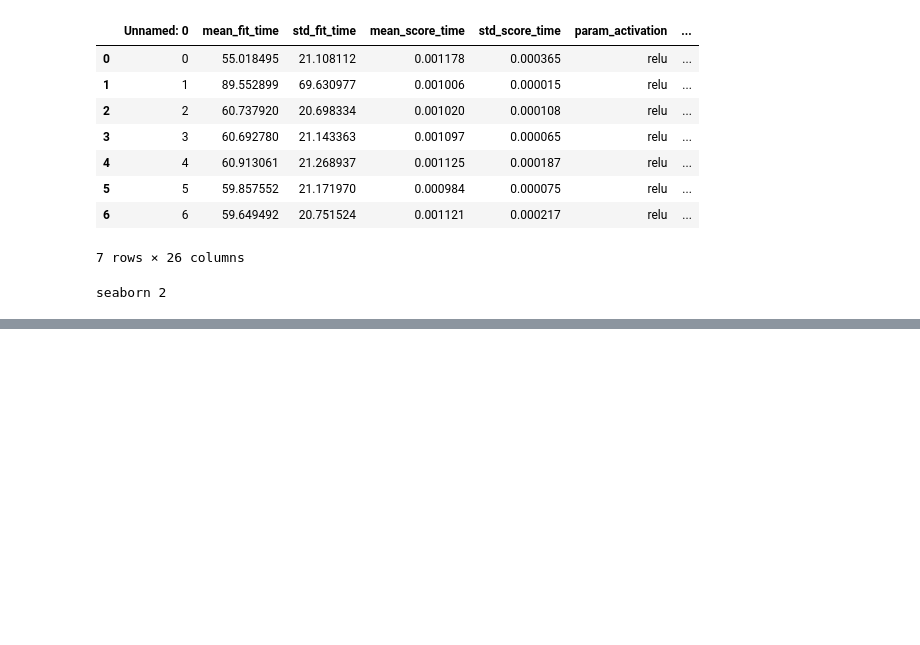
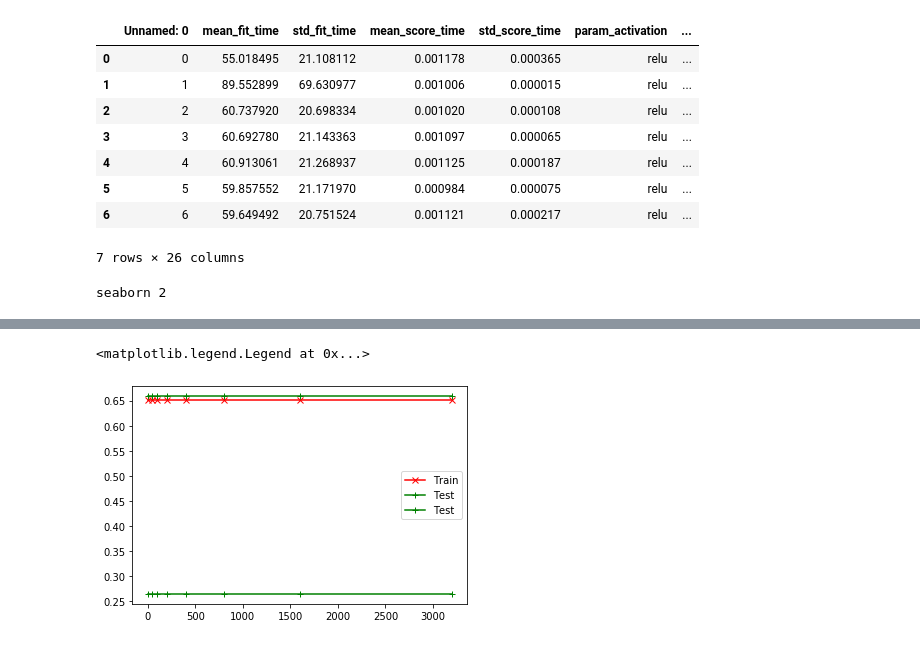
Before and after one commit to sbassam/cs-7641-projects, a Jupyter notebook: assignment-2/nn.ipynb, the cells around one changed output, grey strips where cells are left out. Cells and saved outputs as stored; diff of their text form; code cells hidden in the pictures; blank space fills up the shorter version.

```diff
--- a/assignment-2/nn.ipynb
+++ b/assignment-2/nn.ipynb
@@ -423,0 +450,5 @@ seaborn 2
+# %%
+pd.set_option('display.max_rows', 500)
+pd.set_option('display.max_columns', 500)
+pd.set_option('display.width', 1000)
+df = pd.read_csv('out/nn_gradient_descent.csv')
@@ -423,0 +467,13 @@ seaborn 2
+# %%
+import matplotlib.pyplot as plt
+
+plt.plot(df['iter'], df['train_accuracy'], 'x-', color="r",
+         label="Train")
+plt.plot(df['iter'], df['test_accuracy'], '+-', color="g",
+         label="Test")
+plt.plot(df['iter'], df['test_f1'], '+-', color="g",
+         label="Test")
+plt.legend()
+# %% [output]
+<matplotlib.legend.Legend at 0x...>
+[figure, added]
```
Also changed, not shown: parts of 18 cells of this notebook, 18 other files.
